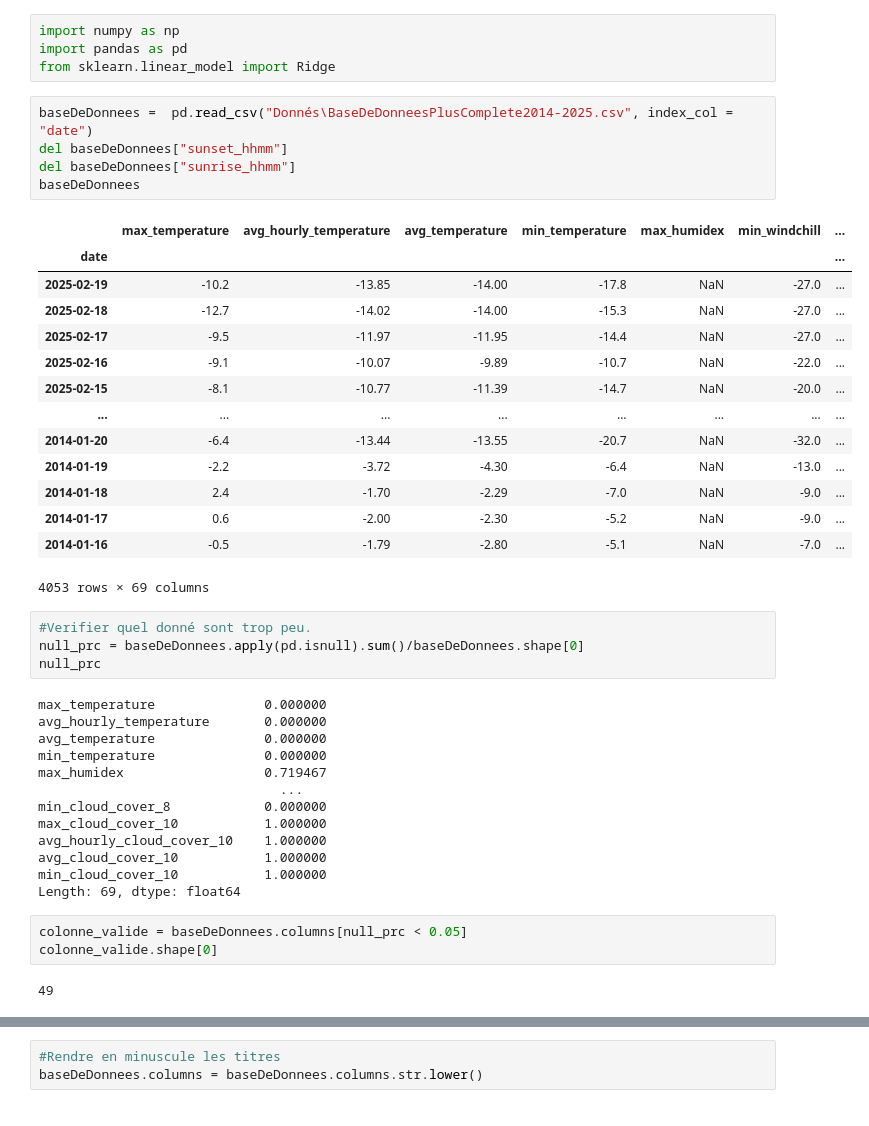
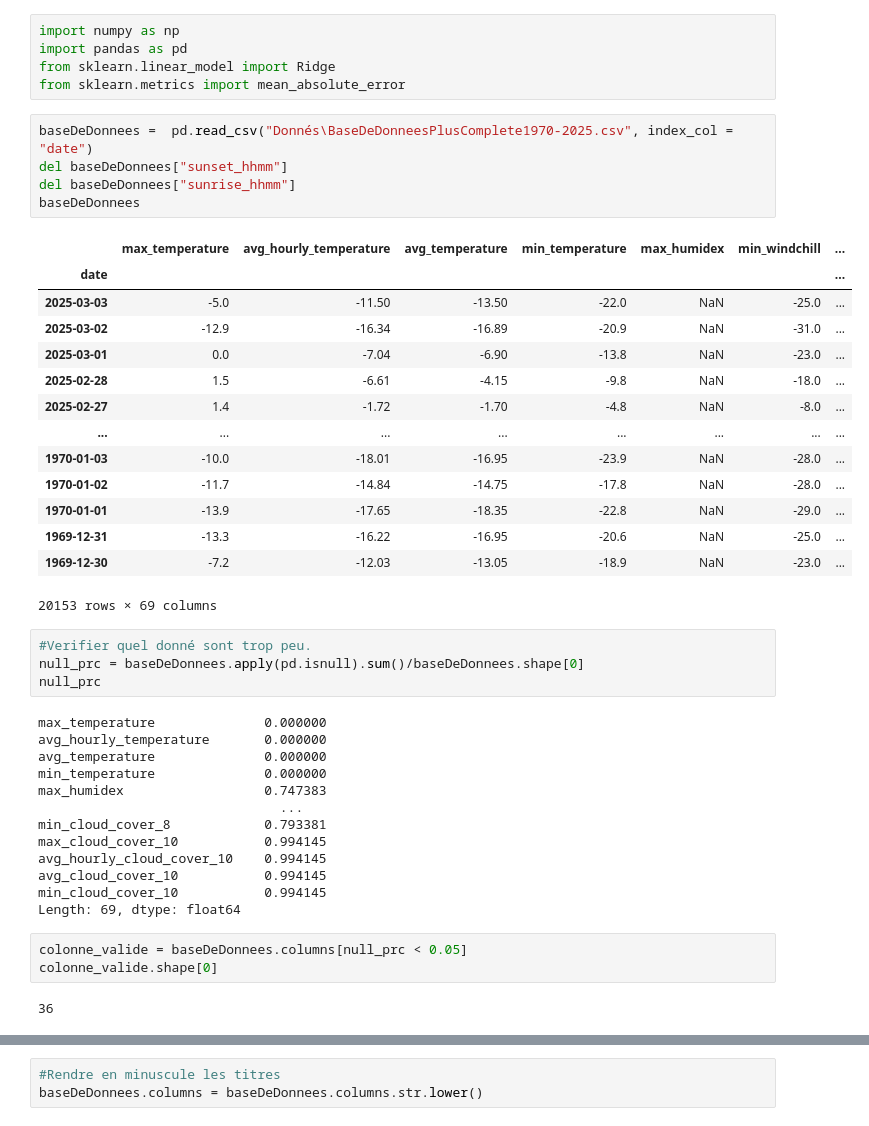
Before and after one commit to MohamedAmineAllet/KAFFKA-ON-THE-MOON, a Jupyter notebook: MachinesIntelligentes/Version2PredicteurMeteo.ipynb, the cells around one changed output, grey strips where cells are left out. Cells and saved outputs as stored; diff of their text form.

```diff
--- a/MachinesIntelligentes/Version2PredicteurMeteo.ipynb
+++ b/MachinesIntelligentes/Version2PredicteurMeteo.ipynb
@@ -2,26 +2,27 @@
 import numpy as np
 import pandas as pd
 from sklearn.linear_model import Ridge
+from sklearn.metrics import mean_absolute_error
 # %%
-baseDeDonnees =  pd.read_csv("Donnés\BaseDeDonneesPlusComplete2014-2025.csv", index_col = "date")
+baseDeDonnees =  pd.read_csv("Donnés\BaseDeDonneesPlusComplete1970-2025.csv", index_col = "date")
 del baseDeDonnees["sunset_hhmm"]
 del baseDeDonnees["sunrise_hhmm"]
 baseDeDonnees
 # %% [output]
 |  | max_temperature | avg_hourly_temperature | avg_temperature | min_temperature | max_humidex | min_windchill | ... |
 | date |  |  |  |  |  |  | ... |
-| 2025-02-19 | -10.2 | -13.85 | -14.00 | -17.8 | NaN | -27.0 | ... |
-| 2025-02-18 | -12.7 | -14.02 | -14.00 | -15.3 | NaN | -27.0 | ... |
-| 2025-02-17 | -9.5 | -11.97 | -11.95 | -14.4 | NaN | -27.0 | ... |
-| 2025-02-16 | -9.1 | -10.07 | -9.89 | -10.7 | NaN | -22.0 | ... |
-| 2025-02-15 | -8.1 | -10.77 | -11.39 | -14.7 | NaN | -20.0 | ... |
+| 2025-03-03 | -5.0 | -11.50 | -13.50 | -22.0 | NaN | -25.0 | ... |
+| 2025-03-02 | -12.9 | -16.34 | -16.89 | -20.9 | NaN | -31.0 | ... |
+| 2025-03-01 | 0.0 | -7.04 | -6.90 | -13.8 | NaN | -23.0 | ... |
+| 2025-02-28 | 1.5 | -6.61 | -4.15 | -9.8 | NaN | -18.0 | ... |
+| 2025-02-27 | 1.4 | -1.72 | -1.70 | -4.8 | NaN | -8.0 | ... |
 | ... | ... | ... | ... | ... | ... | ... | ... |
-| 2014-01-20 | -6.4 | -13.44 | -13.55 | -20.7 | NaN | -32.0 | ... |
-| 2014-01-19 | -2.2 | -3.72 | -4.30 | -6.4 | NaN | -13.0 | ... |
-| 2014-01-18 | 2.4 | -1.70 | -2.29 | -7.0 | NaN | -9.0 | ... |
-| 2014-01-17 | 0.6 | -2.00 | -2.30 | -5.2 | NaN | -9.0 | ... |
-| 2014-01-16 | -0.5 | -1.79 | -2.80 | -5.1 | NaN | -7.0 | ... |
+| 1970-01-03 | -10.0 | -18.01 | -16.95 | -23.9 | NaN | -28.0 | ... |
+| 1970-01-02 | -11.7 | -14.84 | -14.75 | -17.8 | NaN | -28.0 | ... |
+| 1970-01-01 | -13.9 | -17.65 | -18.35 | -22.8 | NaN | -29.0 | ... |
+| 1969-12-31 | -13.3 | -16.22 | -16.95 | -20.6 | NaN | -25.0 | ... |
+| 1969-12-30 | -7.2 | -12.03 | -13.05 | -18.9 | NaN | -23.0 | ... |
-4053 rows × 69 columns
+20153 rows × 69 columns
 # %%
 #Verifier quel donné sont trop peu.
 null_prc = baseDeDonnees.apply(pd.isnull).sum()/baseDeDonnees.shape[0]
@@ -31,19 +32,19 @@ max_temperature              0.000000
 avg_hourly_temperature       0.000000
 avg_temperature              0.000000
 min_temperature              0.000000
-max_humidex                  0.719467
+max_humidex                  0.747383
                                ...
-min_cloud_cover_8            0.000000
-max_cloud_cover_10           1.000000
-avg_hourly_cloud_cover_10    1.000000
-avg_cloud_cover_10           1.000000
-min_cloud_cover_10           1.000000
+min_cloud_cover_8            0.793381
+max_cloud_cover_10           0.994145
+avg_hourly_cloud_cover_10    0.994145
+avg_cloud_cover_10           0.994145
+min_cloud_cover_10           0.994145
 Length: 69, dtype: float64
 # %%
 colonne_valide = baseDeDonnees.columns[null_prc < 0.05]
 colonne_valide.shape[0]
 # %% [output]
-49
+36
 # %%
 baseDeDonnees = baseDeDonnees[colonne_valide].copy()
 baseDeDonnees.dtypes
```
Also changed, not shown: parts of 10 cells of this notebook, 10 other files.
